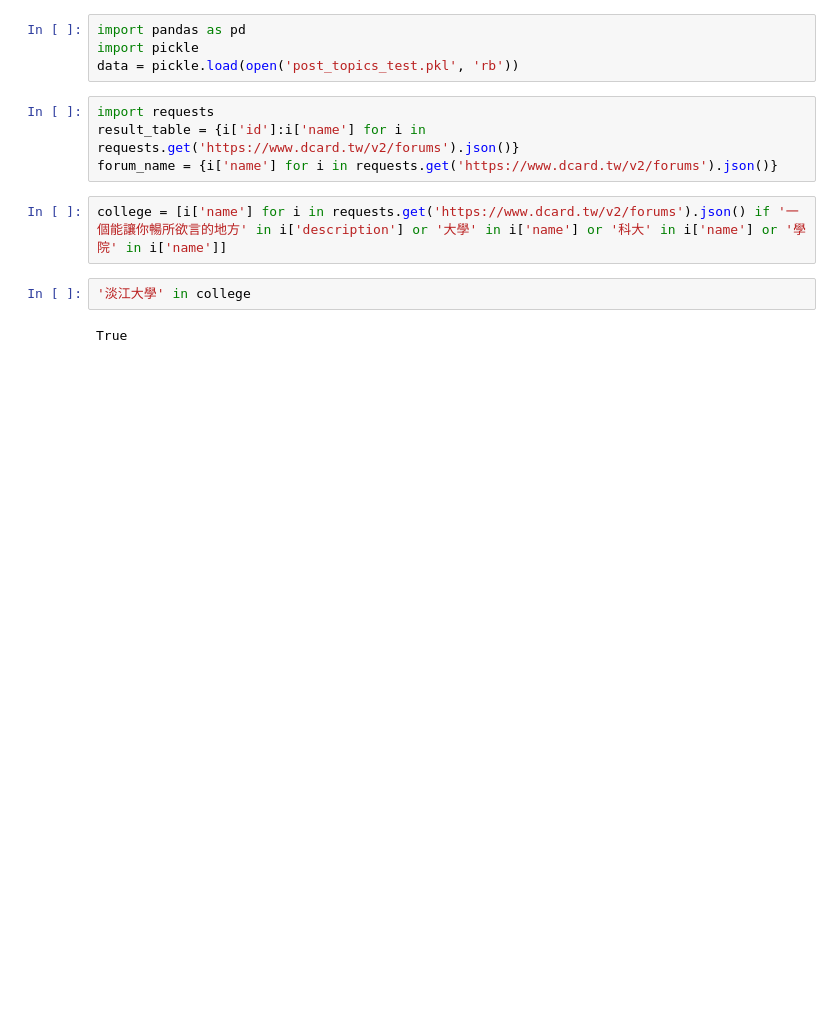
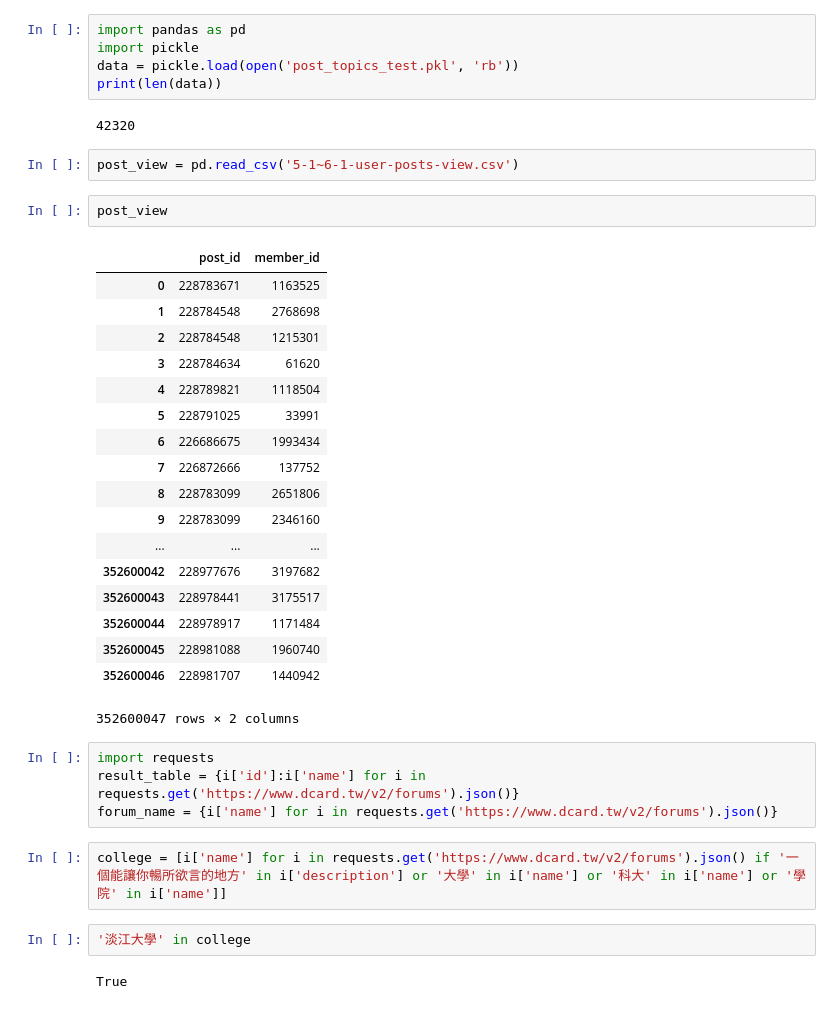
Before and after one commit to david30907d/hackthon, a Jupyter notebook: LDA.ipynb, the cells around one changed output. Saved outputs shown, nothing was run; the diff lists cells and outputs as text; blank space fills up the shorter version.

```diff
--- a/LDA.ipynb
+++ b/LDA.ipynb
@@ -2,6 +2,32 @@
 import pandas as pd
 import pickle
 data = pickle.load(open('post_topics_test.pkl', 'rb'))
+print(len(data))
+# %% [output]
+42320
+# %%
+post_view = pd.read_csv('5-1~6-1-user-posts-view.csv')
+# %%
+post_view
+# %% [output]
+|  | post_id | member_id |
+| 0 | 228783671 | 1163525 |
+| 1 | 228784548 | 2768698 |
+| 2 | 228784548 | 1215301 |
+| 3 | 228784634 | 61620 |
+| 4 | 228789821 | 1118504 |
+| 5 | 228791025 | 33991 |
+| 6 | 226686675 | 1993434 |
+| 7 | 226872666 | 137752 |
+| 8 | 228783099 | 2651806 |
+| 9 | 228783099 | 2346160 |
+| ... | ... | ... |
+| 352600042 | 228977676 | 3197682 |
+| 352600043 | 228978441 | 3175517 |
+| 352600044 | 228978917 | 1171484 |
+| 352600045 | 228981088 | 1960740 |
+| 352600046 | 228981707 | 1440942 |
+352600047 rows × 2 columns
 # %%
 import requests
 result_table = {i['id']:i['name'] for i in requests.get('https://www.dcard.tw/v2/forums').json()}
```
Also changed, not shown: parts of 42 cells of this notebook.
